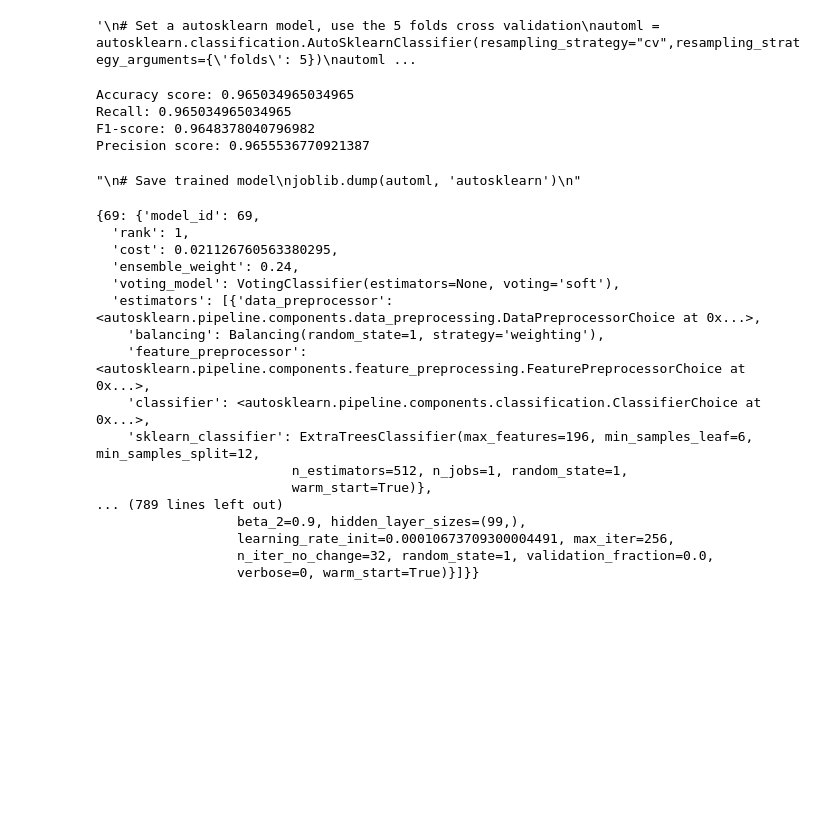
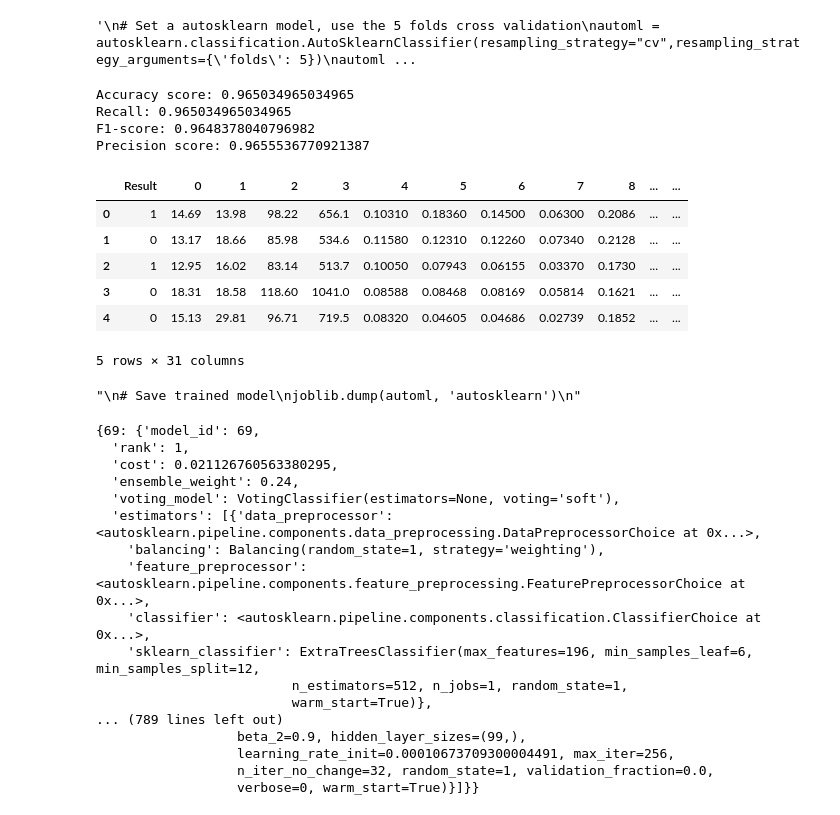
Before and after one commit to dulalbert/CRYPTO, a Jupyter notebook: Autosklearn.ipynb, the cells around one changed output. Cells and saved outputs as stored; diff of their text form; code cells hidden in the pictures; blank space fills up the shorter version.

```diff
--- a/Autosklearn.ipynb
+++ b/Autosklearn.ipynb
@@ -213,6 +212,18 @@ Accuracy score: 0.965034965034965
 Recall: 0.965034965034965
 F1-score: 0.9648378040796982
 Precision score: 0.9655536770921387
+# %%
+from pandas import DataFrame
+Resultat = pd.concat([DataFrame(y_pred,columns=['Result']),DataFrame(X_test)],axis =1)
+Resultat.head()
+# %% [output]
+|  | Result | 0 | 1 | 2 | 3 | 4 | 5 | 6 | 7 | 8 | ... | ... |
+| 0 | 1 | 14.69 | 13.98 | 98.22 | 656.1 | 0.10310 | 0.18360 | 0.14500 | 0.06300 | 0.2086 | ... | ... |
+| 1 | 0 | 13.17 | 18.66 | 85.98 | 534.6 | 0.11580 | 0.12310 | 0.12260 | 0.07340 | 0.2128 | ... | ... |
+| 2 | 1 | 12.95 | 16.02 | 83.14 | 513.7 | 0.10050 | 0.07943 | 0.06155 | 0.03370 | 0.1730 | ... | ... |
+| 3 | 0 | 18.31 | 18.58 | 118.60 | 1041.0 | 0.08588 | 0.08468 | 0.08169 | 0.05814 | 0.1621 | ... | ... |
+| 4 | 0 | 15.13 | 29.81 | 96.71 | 719.5 | 0.08320 | 0.04605 | 0.04686 | 0.02739 | 0.1852 | ... | ... |
+5 rows × 31 columns
 # %%
 '''
 # Save trained model
```
Also changed, not shown: parts of 1 cell of this notebook.
